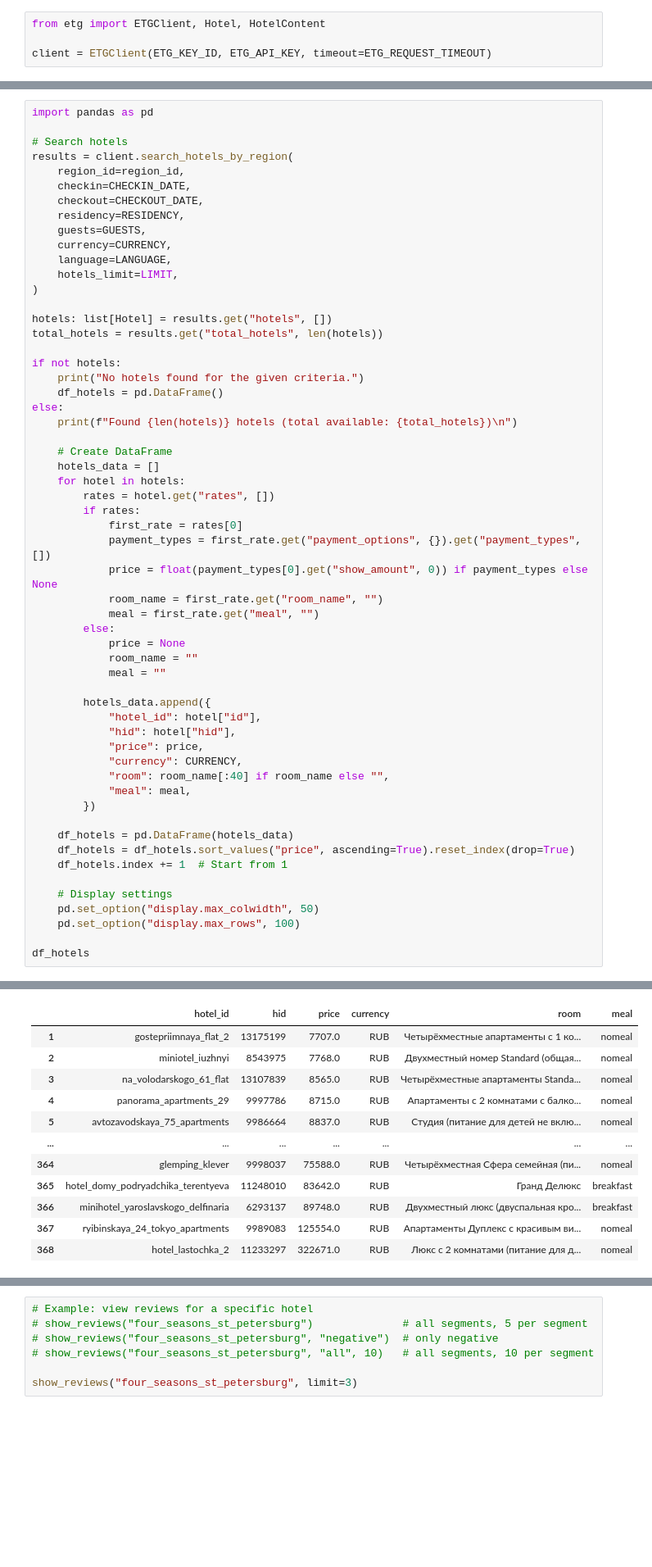
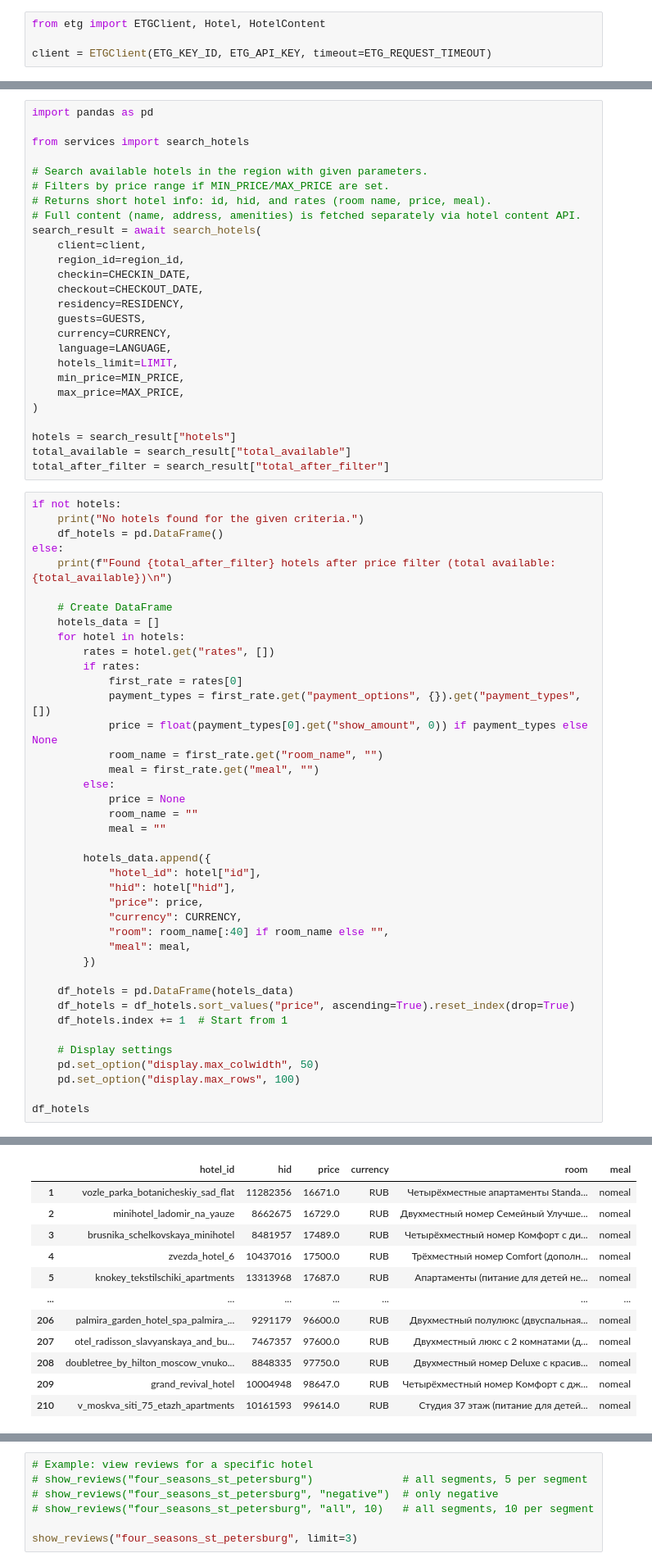
Before and after one commit to rikki-tikki-tech/frozen, a Jupyter notebook: etg_hotels.ipynb, the cells around one changed output, grey strips where cells are left out. Shown at 82% size. Cells and saved outputs as stored; diff of their text form; blank space fills up the shorter version.

```diff
--- a/etg_hotels.ipynb
+++ b/etg_hotels.ipynb
@@ -83,27 +77,36 @@ Searching hotels in Ярославль...
   Currency: RUB, Limit: 1000
+# %%
+import pandas as pd
+
+from services import search_hotels
+
+# Search available hotels in the region with given parameters.
+# Filters by price range if MIN_PRICE/MAX_PRICE are set.
+# Returns short hotel info: id, hid, and rates (room name, price, meal).
+# Full content (name, address, amenities) is fetched separately via hotel content API.
+search_result = await search_hotels(
+    client=client,
+    region_id=region_id,
+    checkin=CHECKIN_DATE,
+    checkout=CHECKOUT_DATE,
+    residency=RESIDENCY,
+    guests=GUESTS,
+    currency=CURRENCY,
+    language=LANGUAGE,
+    hotels_limit=LIMIT,
+    min_price=MIN_PRICE,
+    max_price=MAX_PRICE,
+)
+
+hotels = search_result["hotels"]
+total_available = search_result["total_available"]
+total_after_filter = search_result["total_after_filter"]
 # %%
-import pandas as pd
-
-# Search hotels
-results = client.search_hotels_by_region(
-    region_id=region_id,
-    checkin=CHECKIN_DATE,
-    checkout=CHECKOUT_DATE,
-    residency=RESIDENCY,
-    guests=GUESTS,
-    currency=CURRENCY,
-    language=LANGUAGE,
-    hotels_limit=LIMIT,
-)
-
-hotels: list[Hotel] = results.get("hotels", [])
-total_hotels = results.get("total_hotels", len(hotels))
-
 if not hotels:
     print("No hotels found for the given criteria.")
     df_hotels = pd.DataFrame()
 else:
-    print(f"Found {len(hotels)} hotels (total available: {total_hotels})\n")
+    print(f"Found {total_after_filter} hotels after price filter (total available: {total_available})\n")
 
     # Create DataFrame
     hotels_data = []
@@ -144,12 +146,12 @@ Found 368 hotels (total available: 368)
 |  | hotel_id | hid | price | currency | room | meal |
-| 1 | gostepriimnaya_flat_2 | 13175199 | 7707.0 | RUB | Четырёхместные апартаменты c 1 ко... | nomeal |
-| 2 | miniotel_iuzhnyi | 8543975 | 7768.0 | RUB | Двухместный номер Standard (общая... | nomeal |
-| 3 | na_volodarskogo_61_flat | 13107839 | 8565.0 | RUB | Четырёхместные апартаменты Standa... | nomeal |
-| 4 | panorama_apartments_29 | 9997786 | 8715.0 | RUB | Апартаменты с 2 комнатами с балко... | nomeal |
-| 5 | avtozavodskaya_75_apartments | 9986664 | 8837.0 | RUB | Студия (питание для детей не вклю... | nomeal |
+| 1 | vozle_parka_botanicheskiy_sad_flat | 11282356 | 16671.0 | RUB | Четырёхместные апартаменты Standa... | nomeal |
+| 2 | minihotel_ladomir_na_yauze | 8662675 | 16729.0 | RUB | Двухместный номер Семейный Улучше... | nomeal |
+| 3 | brusnika_schelkovskaya_minihotel | 8481957 | 17489.0 | RUB | Четырёхместный номер Комфорт с ди... | nomeal |
+| 4 | zvezda_hotel_6 | 10437016 | 17500.0 | RUB | Трёхместный номер Comfort (дополн... | nomeal |
+| 5 | knokey_tekstilschiki_apartments | 13313968 | 17687.0 | RUB | Апартаменты (питание для детей не... | nomeal |
 | ... | ... | ... | ... | ... | ... | ... |
-| 364 | glemping_klever | 9998037 | 75588.0 | RUB | Четырёхместная Сфера семейная (пи... | nomeal |
-| 365 | hotel_domy_podryadchika_terentyeva | 11248010 | 83642.0 | RUB | Гранд Делюкс | breakfast |
-| 366 | minihotel_yaroslavskogo_delfinaria | 6293137 | 89748.0 | RUB | Двухместный люкс (двуспальная кро... | breakfast |
-| 367 | ryibinskaya_24_tokyo_apartments | 9989083 | 125554.0 | RUB | Апартаменты Дуплекс с красивым ви... | nomeal |
-| 368 | hotel_lastochka_2 | 11233297 | 322671.0 | RUB | Люкс с 2 комнатами (питание для д... | nomeal |
+| 206 | palmira_garden_hotel_spa_palmira_... | 9291179 | 96600.0 | RUB | Двухместный полулюкс (двуспальная... | nomeal |
+| 207 | otel_radisson_slavyanskaya_and_bu... | 7467357 | 97600.0 | RUB | Двухместный люкс с 2 комнатами (д... | nomeal |
+| 208 | doubletree_by_hilton_moscow_vnuko... | 8848335 | 97750.0 | RUB | Двухместный номер Deluxe с красив... | nomeal |
+| 209 | grand_revival_hotel | 10004948 | 98647.0 | RUB | Четырёхместный номер Kомфорт с дж... | nomeal |
+| 210 | v_moskva_siti_75_etazh_apartments | 10161593 | 99614.0 | RUB | Студия 37 этаж (питание для детей... | nomeal |
```
Also changed, not shown: parts of 18 cells of this notebook, 14 other files.
